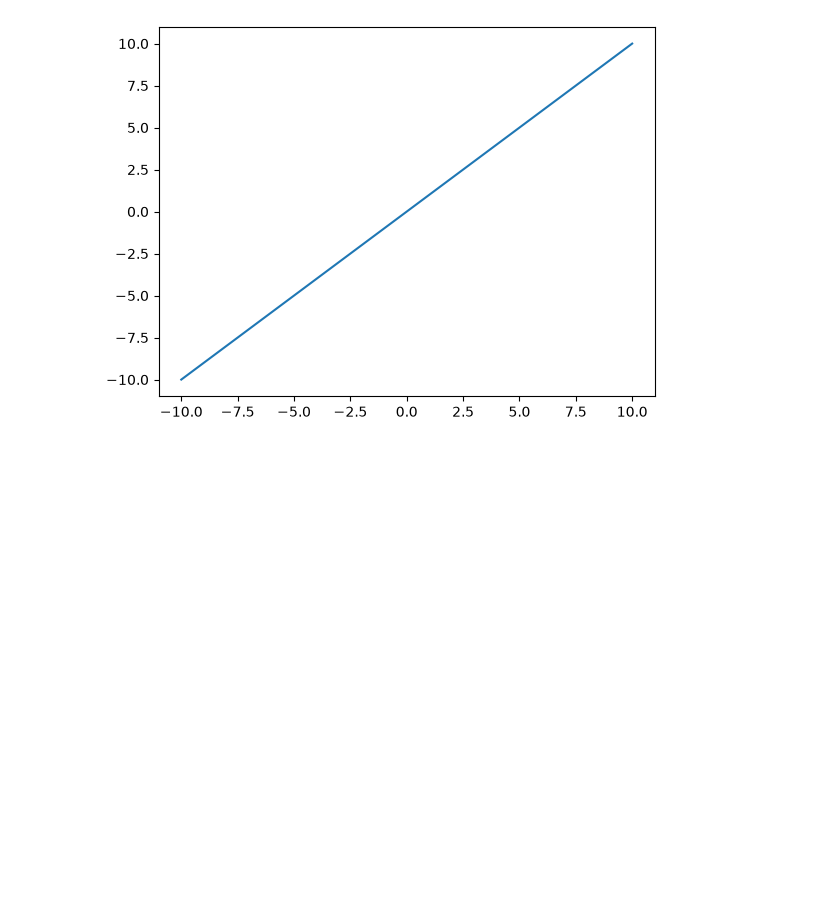
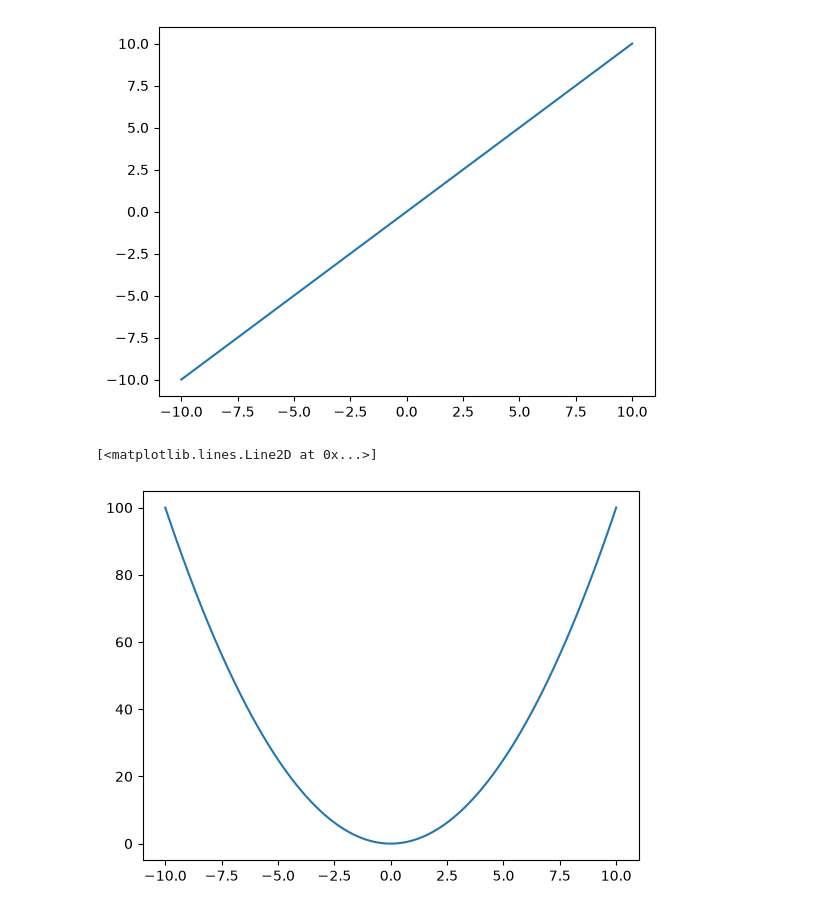
Before and after one commit to mlaxman909/Numpy, a Jupyter notebook: arrays.ipynb, the cells around one changed output. Drawn from its saved outputs; the diff is of its cells as text; code cells hidden in the pictures; blank space fills up the shorter version.

Commit message:
complete plotting Graphs of y=x**2

```diff
--- a/arrays.ipynb
+++ b/arrays.ipynb
@@ -957,3 +957,9 @@ plt.plot(x,y)
 # %% [output]
 [<matplotlib.lines.Line2D at 0x...>]
 [figure]
+# %%
+y=x**2
+plt.plot(x,y)
+# %% [output]
+[<matplotlib.lines.Line2D at 0x...>]
+[figure, added]
```
